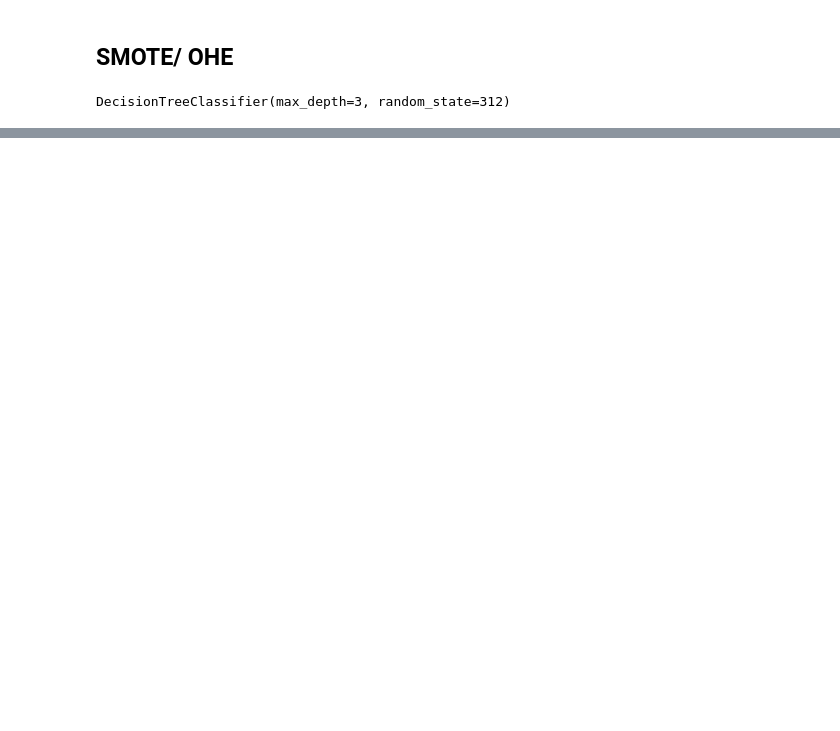
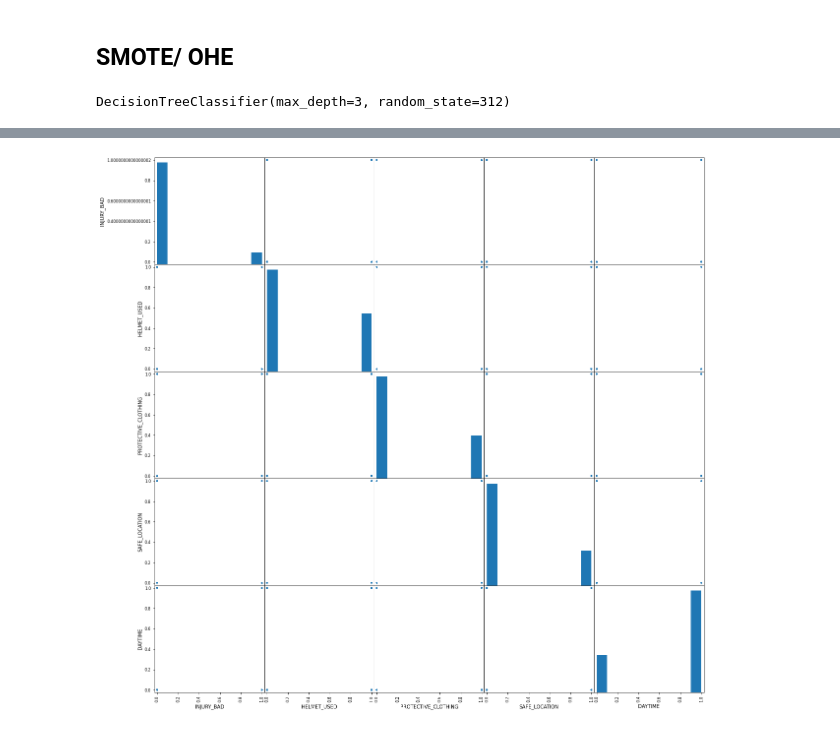
Before and after one commit to jnahra/phase-3-project, a Jupyter notebook: sean_eval.ipynb, the cells around one changed output, grey strips where cells are left out. Drawn from its saved outputs; the diff is of its cells as text; code cells hidden in the pictures; blank space fills up the shorter version.

```diff
--- a/sean_eval.ipynb
+++ b/sean_eval.ipynb
@@ -428,0 +424,5 @@ weighted avg       0.58      0.58      0.58      9748
+# %%
+pd.plotting.scatter_matrix(df_big, alpha=0.5, figsize=(20,20))
+plt.show()
+# %% [output]
+[figure, added]
```
Also changed, not shown: parts of 45 cells of this notebook.
